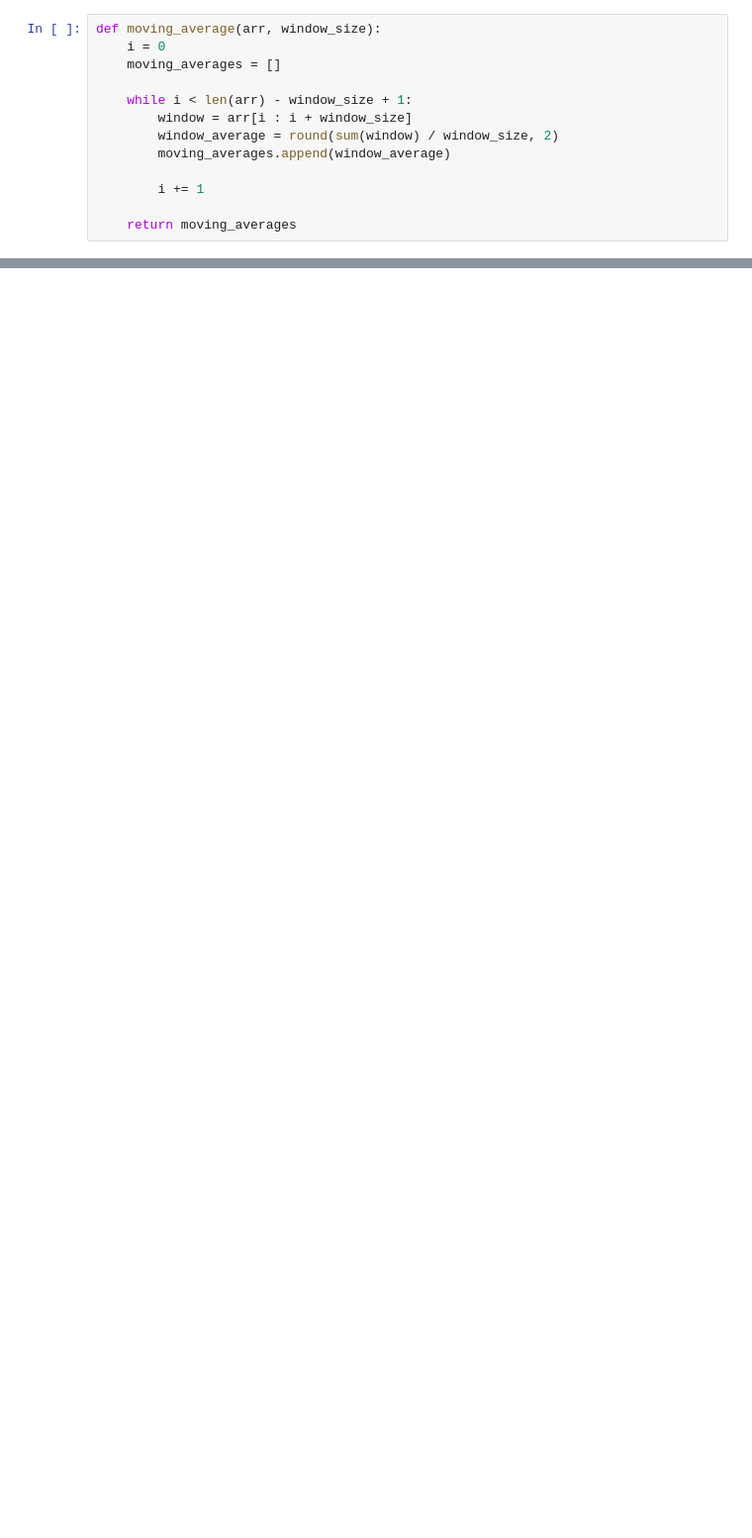
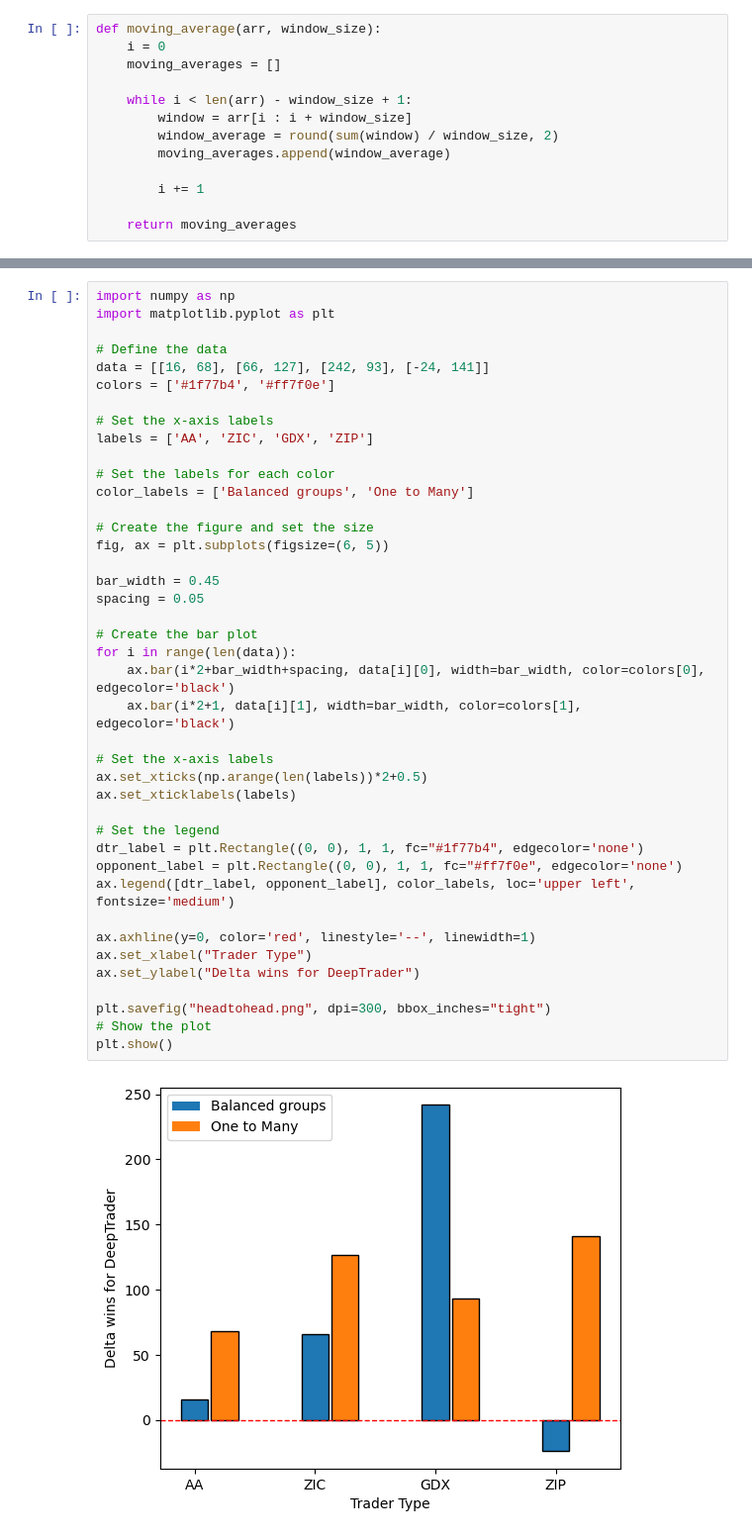
Before and after one commit to armandcismaru/DeepTraderX, a Jupyter notebook: results.ipynb, the cells around one changed output, grey strips where cells are left out. Shown at 99% size. Cells and saved outputs as stored; diff of their text form; blank space fills up the shorter version.

```diff
--- a/results.ipynb
+++ b/results.ipynb
@@ -185,0 +193,43 @@ legend = ax.legend(loc="upper left", shadow=False, fontsize="large")
+# %%
+import numpy as np
+import matplotlib.pyplot as plt
+
+# Define the data
+data = [[16, 68], [66, 127], [242, 93], [-24, 141]]
+colors = ['#1f77b4', '#ff7f0e']
+
+# Set the x-axis labels
+labels = ['AA', 'ZIC', 'GDX', 'ZIP']
+
+# Set the labels for each color
+color_labels = ['Balanced groups', 'One to Many']
+
+# Create the figure and set the size
+fig, ax = plt.subplots(figsize=(6, 5))
+
+bar_width = 0.45
+spacing = 0.05
+
+# Create the bar plot
+for i in range(len(data)):
+    ax.bar(i*2+bar_width+spacing, data[i][0], width=bar_width, color=colors[0], edgecolor='black')
+    ax.bar(i*2+1, data[i][1], width=bar_width, color=colors[1], edgecolor='black')
+
+# Set the x-axis labels
+ax.set_xticks(np.arange(len(labels))*2+0.5)
+ax.set_xticklabels(labels)
+
+# Set the legend
+dtr_label = plt.Rectangle((0, 0), 1, 1, fc="#1f77b4", edgecolor='none')
+opponent_label = plt.Rectangle((0, 0), 1, 1, fc="#ff7f0e", edgecolor='none')
+ax.legend([dtr_label, opponent_label], color_labels, loc='upper left', fontsize='medium')
+
+ax.axhline(y=0, color='red', linestyle='--', linewidth=1)
+ax.set_xlabel("Trader Type")
+ax.set_ylabel("Delta wins for DeepTrader")
+
+plt.savefig("headtohead.png", dpi=300, bbox_inches="tight")
+# Show the plot
+plt.show()
+# %% [output]
+[figure, added]
```
Also changed, not shown: parts of 10 cells of this notebook, 1 other file.
